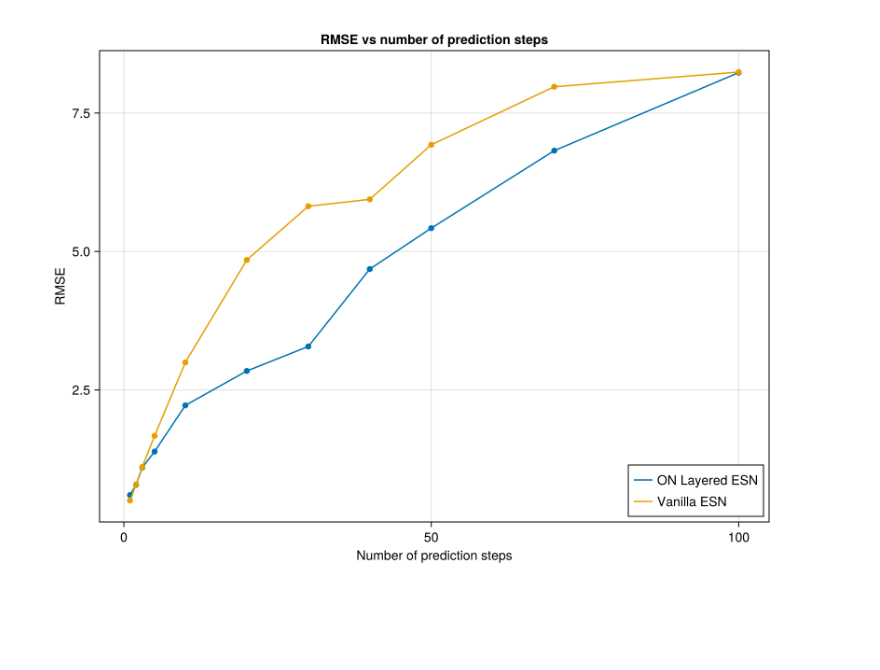
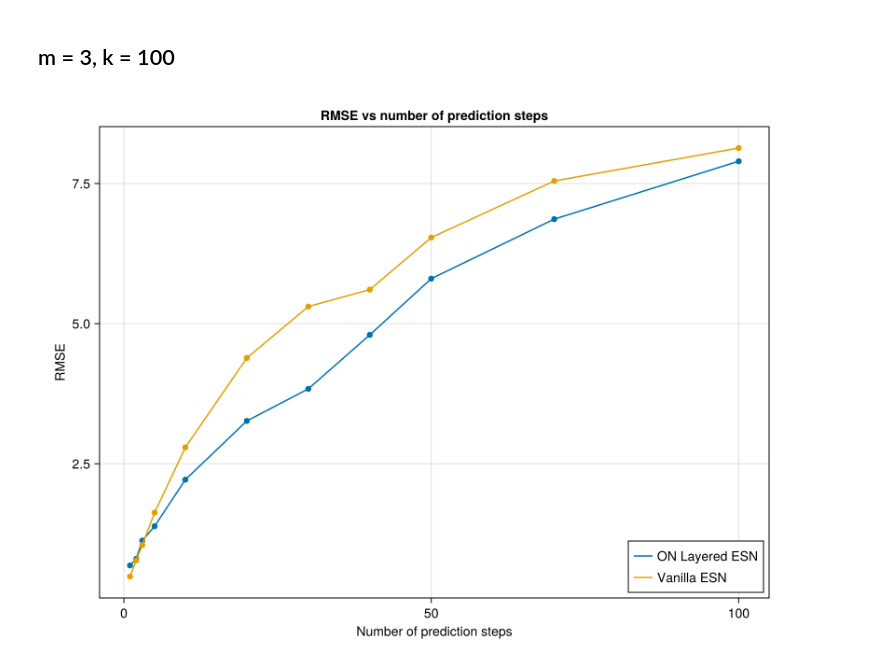
Before and after one commit to HectorMorlet/echo-state-networks, a Jupyter notebook: Notebooks/ON_layered.ipynb, the cells around one changed output. Cells and saved outputs as stored; diff of their text form; code cells hidden in the pictures; blank space fills up the shorter version.

```diff
--- a/Notebooks/ON_layered.ipynb
+++ b/Notebooks/ON_layered.ipynb
@@ -4,22 +4,3 @@ using CairoMakie
 
 include("../Modules/TestingFunctions.jl")
 using .TestingFunctions
-# %%
-function chart_tests(title, xlabel, ylabel, results)
-    fig = Figure(size=(800, 600))
-    ax = Axis(fig[1,1],
-        xlabel=xlabel,
-        ylabel=ylabel,
-        title=title)
-
-    for (i, (key, test)) in enumerate(pairs(results))
-        dependent_var = test["errors"]
-        independent_var = test[test["testing_parameter"]][1:length(dependent_var)]
-        lines!(ax, independent_var, dependent_var, color=Cycled(i), label=key)
-        scatter!(ax, independent_var, dependent_var, color=Cycled(i))
-    end
-
-    axislegend(position=(:right, :bottom))
-
-    fig
-end
@@ -50,12 +66,20 @@ vanilla_test = find_test(vanilla_test_search)[1];
+# %% [markdown]
+## m = 3, k = 100
 # %%
+ON_layered_test_search["k"] = 100
+ON_layered_test = find_test(ON_layered_test_search)[1];
+
+vanilla_test_search["k"] = 600
+vanilla_test = find_test(vanilla_test_search)[1];
+
 chart_tests(
     "RMSE vs number of prediction steps",
     "Number of prediction steps",
     "RMSE",
     Dict(
         "Vanilla ESN" => vanilla_test,
         "ON Layered ESN" => ON_layered_test
     )
 )
 # %% [output]
-[figure, old version]
+[figure, new version]
```
Also changed, not shown: parts of 15 cells of this notebook, 8 other files.
